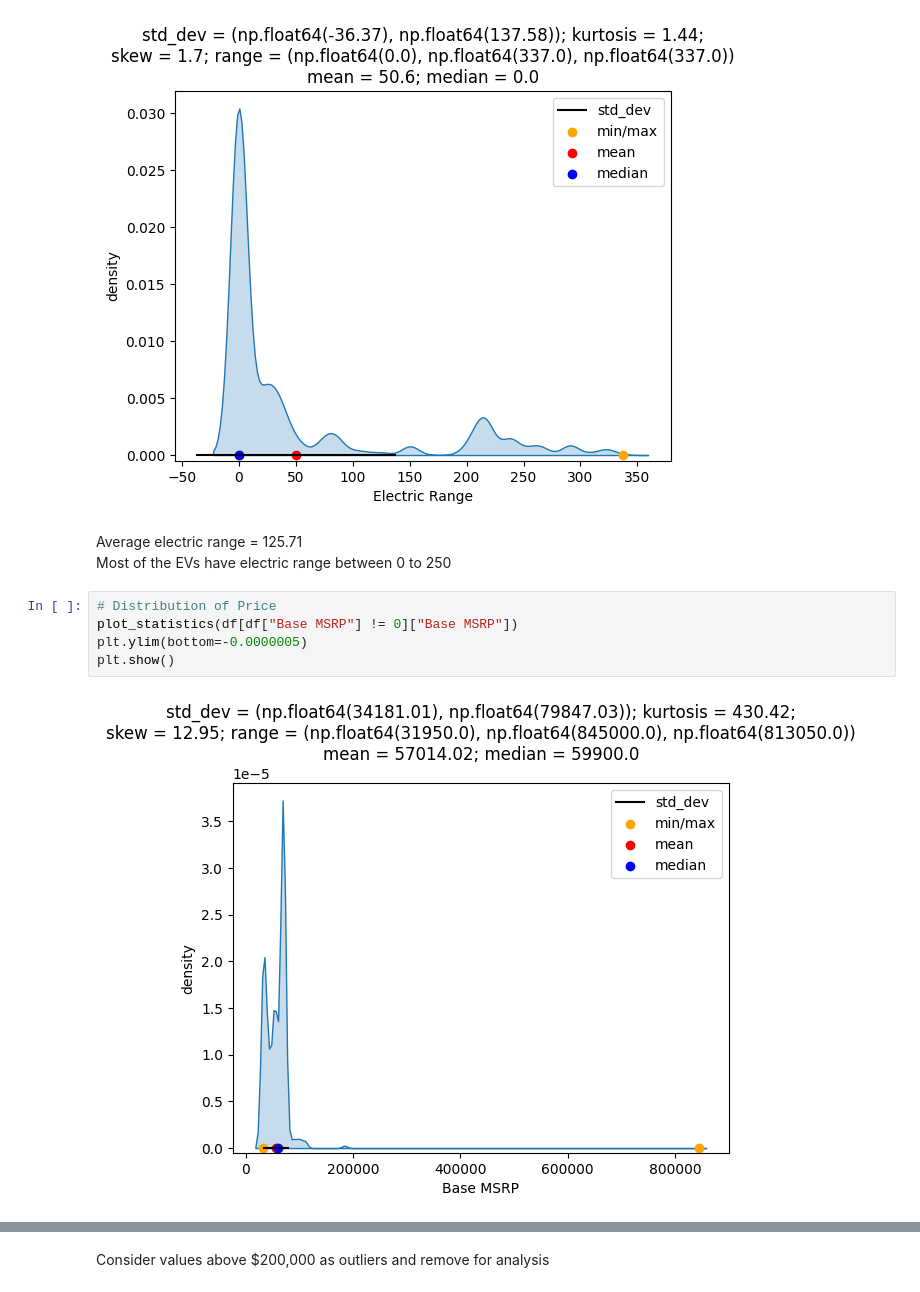
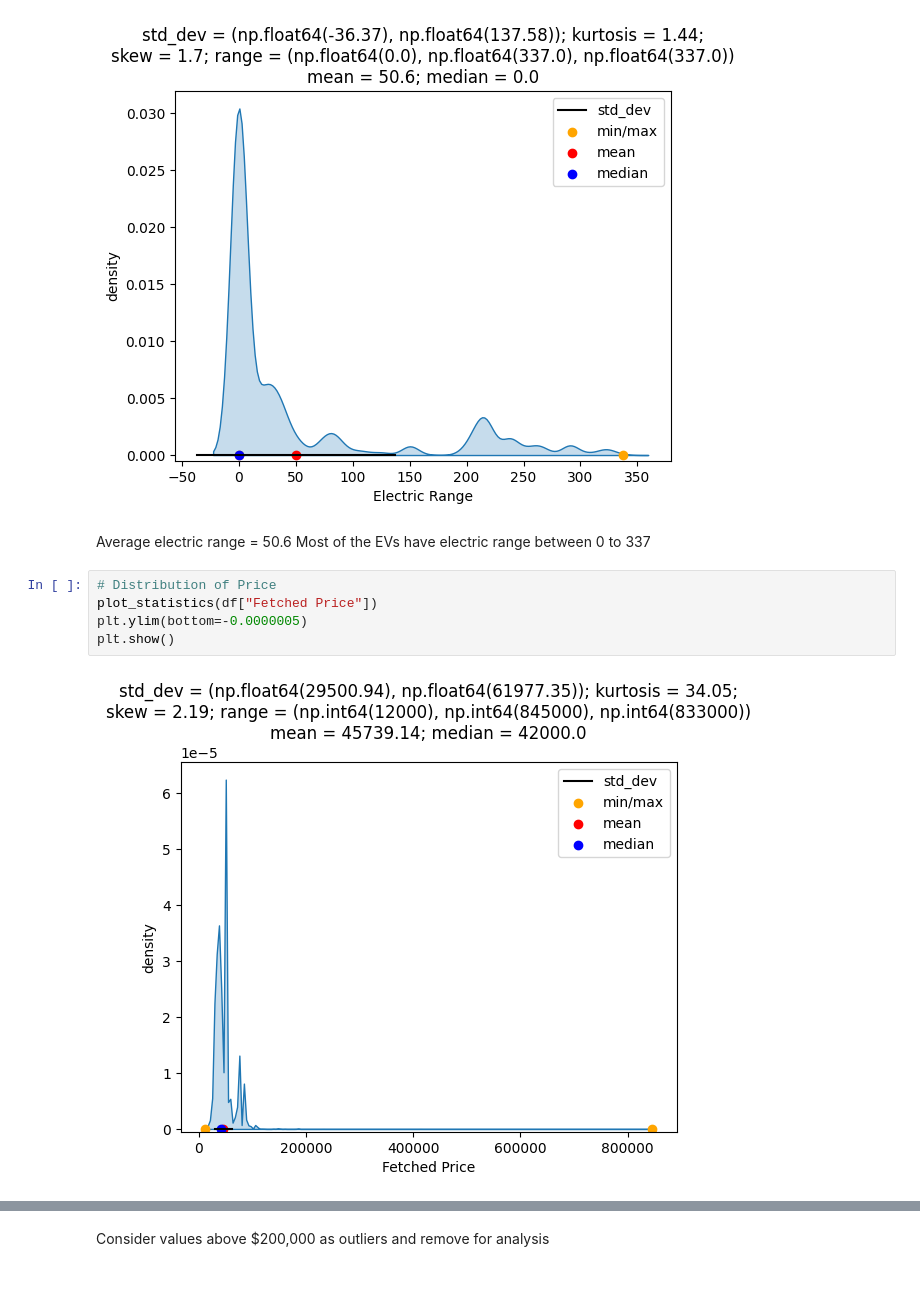
Before and after one commit to amitsingh2409/DA204o-Decoding-the-EV-Adoption, a Jupyter notebook: code/03-EDA.ipynb, the cells around one changed output, grey strips where cells are left out. Saved outputs shown, nothing was run; the diff lists cells and outputs as text.

```diff
--- a/code/03-EDA.ipynb
+++ b/code/03-EDA.ipynb
@@ -104,13 +104,13 @@ plt.show()
 # %% [output]
 [figure]
 # %% [markdown]
-Average electric range = 125.71
-Most of the EVs have electric range between 0 to 250
+Average electric range = 50.6
+Most of the EVs have electric range between 0 to 337
 # %%
 # Distribution of Price
-plot_statistics(df[df["Base MSRP"] != 0]["Base MSRP"])
+plot_statistics(df["Fetched Price"])
 plt.ylim(bottom=-0.0000005)
 plt.show()
 # %% [output]
-[figure, old version]
+[figure, new version]
 # %% [markdown]
```
Also changed, not shown: parts of 7 cells of this notebook, 3 other files.
